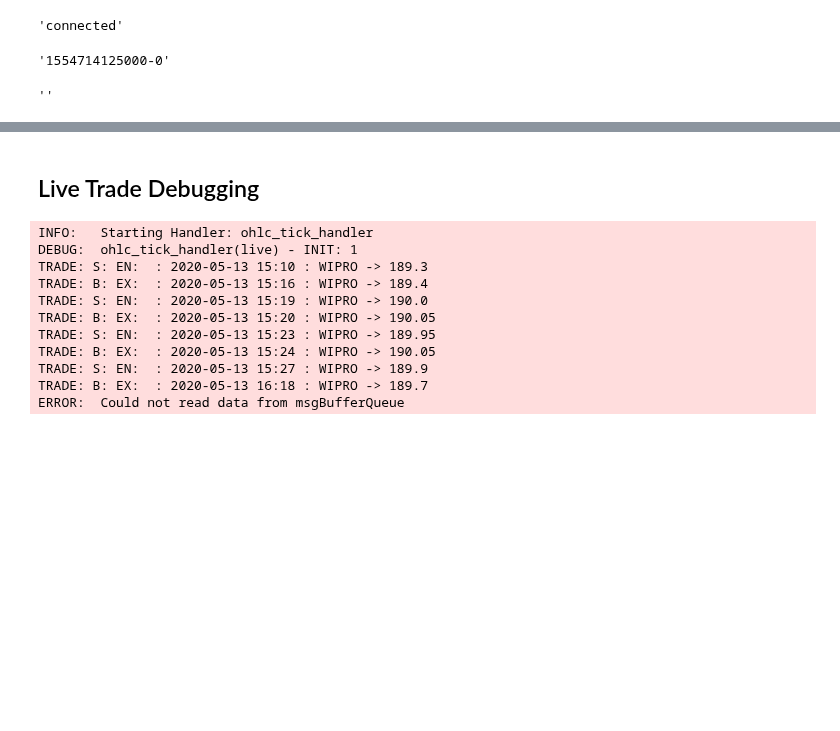
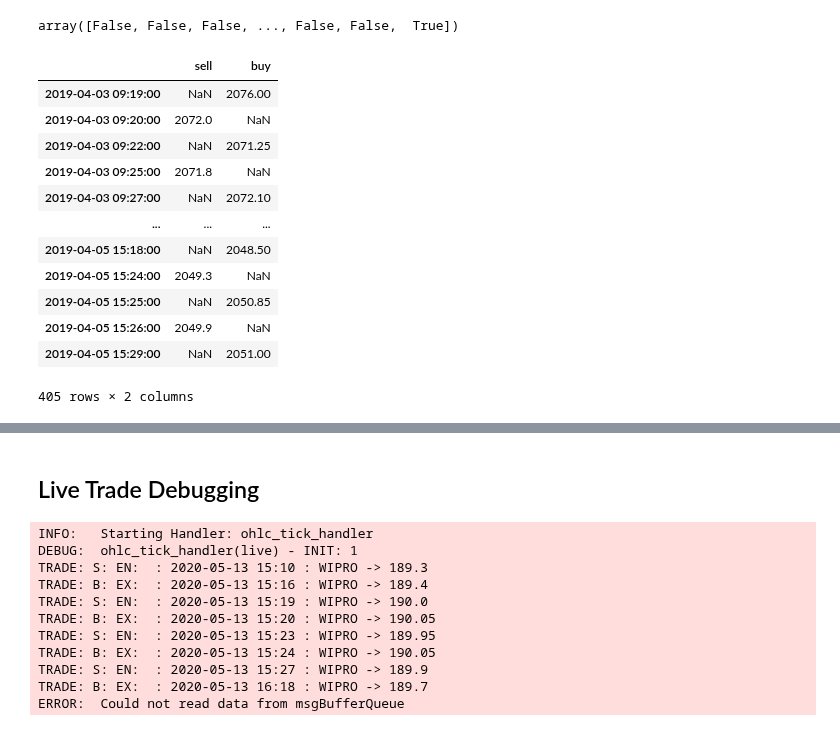
Before and after one commit to suhansaha/algotrader, a Jupyter notebook: src/freedom_v2_unit_test.ipynb, the cells around one changed output, grey strips where cells are left out. Saved outputs shown, nothing was run; the diff lists cells and outputs as text; code cells hidden in the pictures; blank space fills up the shorter version.

```diff
--- a/src/freedom_v2_unit_test.ipynb
+++ b/src/freedom_v2_unit_test.ipynb
@@ -82,15 +91,23 @@ backtest_unitest(['TCS'])
-# %%
-my_cache.get('Kite_Status')
-# %% [output]
-'connected'
-# %%
-my_cache.get('last_id_msg')
-# %% [output]
-'1554714125000-0'
-# %%
-cache_postfix
-# %% [output]
-''
+# %%
+pd.read_json(my_cache.get('buy_df'), orient='index')[0].values
+# %% [output]
+array([False, False, False, ..., False, False,  True])
+# %%
+pd.read_json(my_cache.get('TCSbacktest_webTrade'))
+# %% [output]
+|  | sell | buy |
+| 2019-04-03 09:19:00 | NaN | 2076.00 |
+| 2019-04-03 09:20:00 | 2072.0 | NaN |
+| 2019-04-03 09:22:00 | NaN | 2071.25 |
+| 2019-04-03 09:25:00 | 2071.8 | NaN |
+| 2019-04-03 09:27:00 | NaN | 2072.10 |
+| ... | ... | ... |
+| 2019-04-05 15:18:00 | NaN | 2048.50 |
+| 2019-04-05 15:24:00 | 2049.3 | NaN |
+| 2019-04-05 15:25:00 | NaN | 2050.85 |
+| 2019-04-05 15:26:00 | 2049.9 | NaN |
+| 2019-04-05 15:29:00 | NaN | 2051.00 |
+405 rows × 2 columns
 # %%
 ################################
 ###         Stop Trade       ###
```
Also changed, not shown: parts of 36 cells of this notebook, 12 other files.
